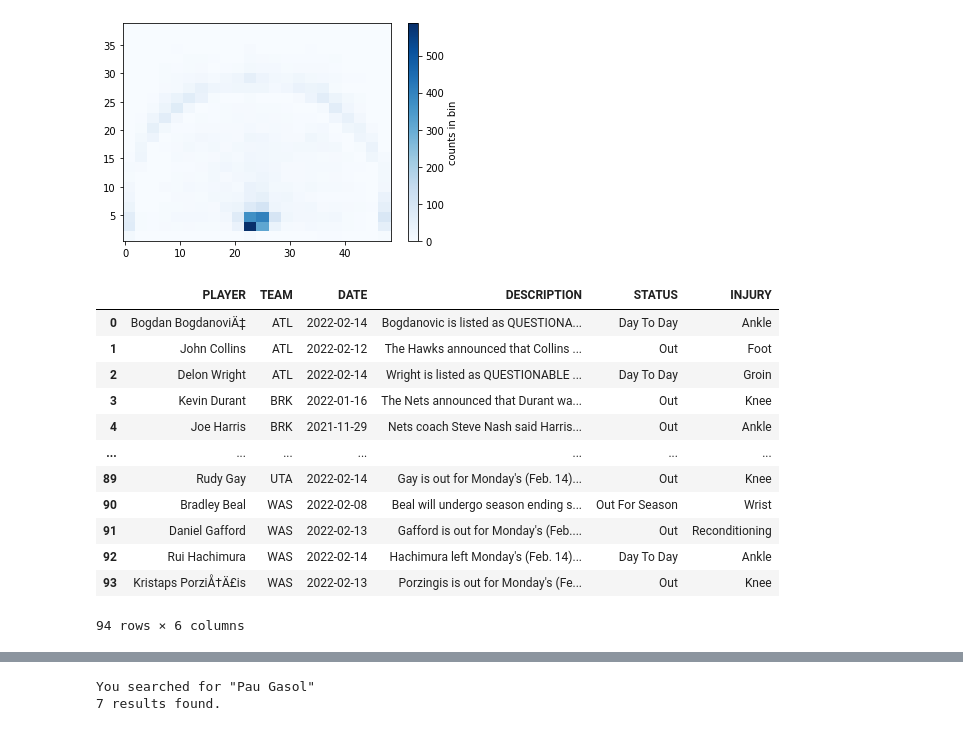
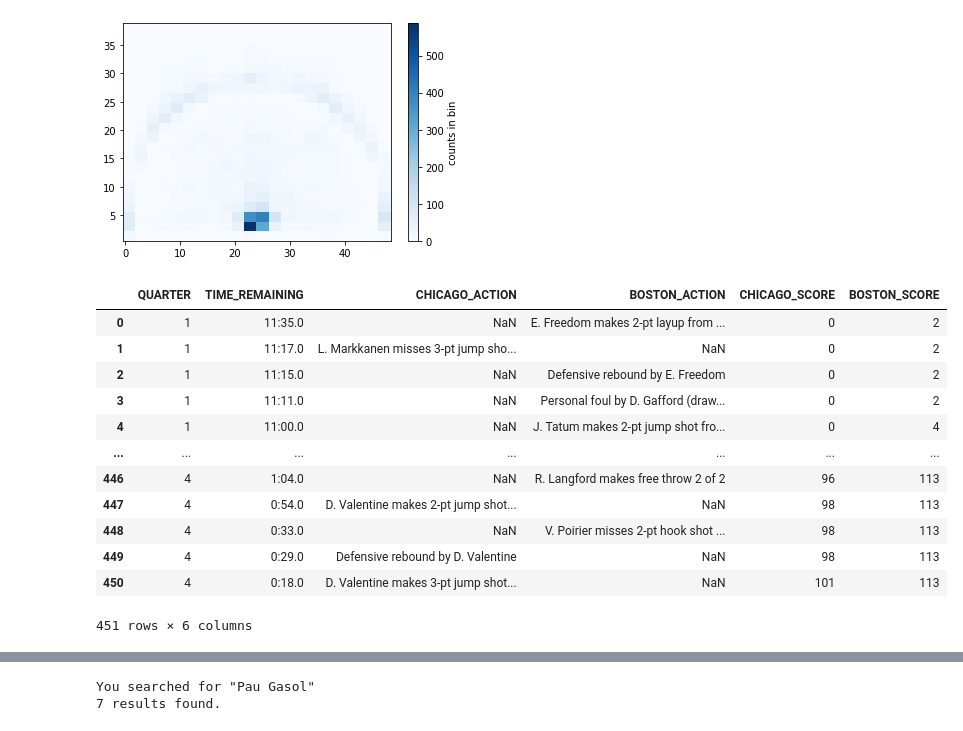
Before and after one commit to sejaldua/sports-analytics, a Jupyter notebook: 04-crunch-time/package_methods.ipynb, the cells around one changed output, grey strips where cells are left out. Drawn from its saved outputs; the diff is of its cells as text; code cells hidden in the pictures.

```diff
--- a/04-crunch-time/package_methods.ipynb
+++ b/04-crunch-time/package_methods.ipynb
@@ -530,22 +350,20 @@ cb = plt.colorbar()
 cb.set_label('counts in bin')
 # %% [output]
 [figure]
-# %%
-from basketball_reference_scraper.injury_report import get_injury_report
-
-s = get_injury_report()
-s
-# %% [output]
-|  | PLAYER | TEAM | DATE | DESCRIPTION | STATUS | INJURY |
-| 0 | Bogdan BogdanoviÄ‡ | ATL | 2022-02-14 | Bogdanovic is listed as QUESTIONA... | Day To Day | Ankle |
-| 1 | John Collins | ATL | 2022-02-12 | The Hawks announced that Collins ... | Out | Foot |
-| 2 | Delon Wright | ATL | 2022-02-14 | Wright is listed as QUESTIONABLE ... | Day To Day | Groin |
-| 3 | Kevin Durant | BRK | 2022-01-16 | The Nets announced that Durant wa... | Out | Knee |
-| 4 | Joe Harris | BRK | 2021-11-29 | Nets coach Steve Nash said Harris... | Out | Ankle |
-| ... | ... | ... | ... | ... | ... | ... |
-| 89 | Rudy Gay | UTA | 2022-02-14 | Gay is out for Monday's (Feb. 14)... | Out | Knee |
-| 90 | Bradley Beal | WAS | 2022-02-08 | Beal will undergo season ending s... | Out For Season | Wrist |
-| 91 | Daniel Gafford | WAS | 2022-02-13 | Gafford is out for Monday's (Feb.... | Out | Reconditioning |
-| 92 | Rui Hachimura | WAS | 2022-02-14 | Hachimura left Monday's (Feb. 14)... | Day To Day | Ankle |
-| 93 | Kristaps PorziÅ†Ä£is | WAS | 2022-02-13 | Porzingis is out for Monday's (Fe... | Out | Knee |
-94 rows × 6 columns
+# %%
+df = get_pbp('2020-01-13', 'CHI', 'BOS')
+df
+# %% [output]
+|  | QUARTER | TIME_REMAINING | CHICAGO_ACTION | BOSTON_ACTION | CHICAGO_SCORE | BOSTON_SCORE |
+| 0 | 1 | 11:35.0 | NaN | E. Freedom makes 2-pt layup from ... | 0 | 2 |
+| 1 | 1 | 11:17.0 | L. Markkanen misses 3-pt jump sho... | NaN | 0 | 2 |
+| 2 | 1 | 11:15.0 | NaN | Defensive rebound by E. Freedom | 0 | 2 |
+| 3 | 1 | 11:11.0 | NaN | Personal foul by D. Gafford (draw... | 0 | 2 |
+| 4 | 1 | 11:00.0 | NaN | J. Tatum makes 2-pt jump shot fro... | 0 | 4 |
+| ... | ... | ... | ... | ... | ... | ... |
+| 446 | 4 | 1:04.0 | NaN | R. Langford makes free throw 2 of 2 | 96 | 113 |
+| 447 | 4 | 0:54.0 | D. Valentine makes 2-pt jump shot... | NaN | 98 | 113 |
+| 448 | 4 | 0:33.0 | NaN | V. Poirier misses 2-pt hook shot ... | 98 | 113 |
+| 449 | 4 | 0:29.0 | Defensive rebound by D. Valentine | NaN | 98 | 113 |
+| 450 | 4 | 0:18.0 | D. Valentine makes 3-pt jump shot... | NaN | 101 | 113 |
+451 rows × 6 columns
```
Also changed, not shown: parts of 26 cells of this notebook.
